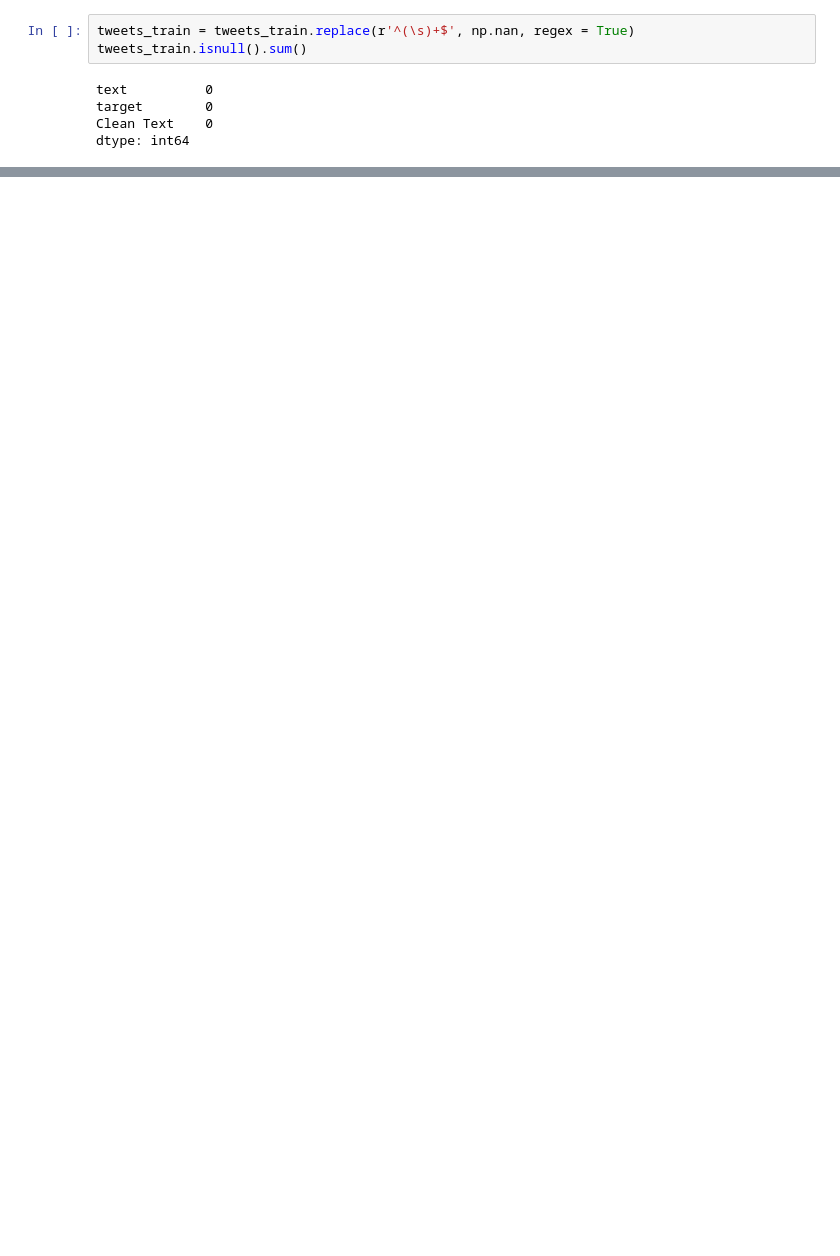
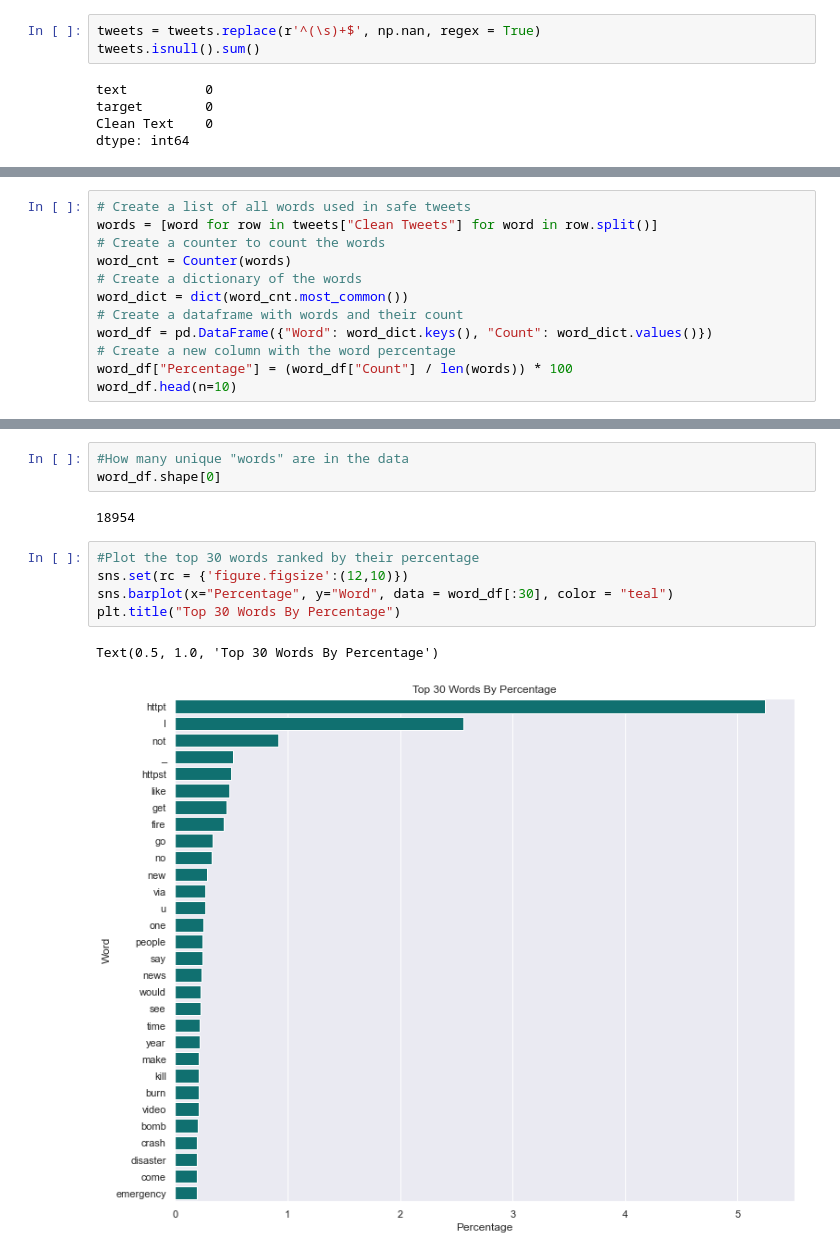
Before and after one commit to AustinYunker/Twitter-Prediction, a Jupyter notebook: Tweet Cleaner.ipynb, the cells around one changed output, grey strips where cells are left out. Drawn from its saved outputs; the diff is of its cells as text; blank space fills up the shorter version.

```diff
--- a/Tweet Cleaner.ipynb
+++ b/Tweet Cleaner.ipynb
@@ -426,8 +431,8 @@ tweets_train.head(n=10)
 # %% [markdown]
 Check if normalizing resulted in any rows having a missing value
 # %%
-tweets_train = tweets_train.replace(r'^(\s)+$', np.nan, regex = True)
-tweets_train.isnull().sum()
+tweets = tweets.replace(r'^(\s)+$', np.nan, regex = True)
+tweets.isnull().sum()
 # %% [output]
 text          0
 target        0
@@ -435,0 +445,12 @@ dtype: int64
+# %%
+# Create a list of all words used in safe tweets
+words = [word for row in tweets["Clean Tweets"] for word in row.split()]
+# Create a counter to count the words
+word_cnt = Counter(words)
+# Create a dictionary of the words
+word_dict = dict(word_cnt.most_common())
+# Create a dataframe with words and their count
+word_df = pd.DataFrame({"Word": word_dict.keys(), "Count": word_dict.values()})
+# Create a new column with the word percentage
+word_df["Percentage"] = (word_df["Count"] / len(words)) * 100
+word_df.head(n=10)
@@ -435,0 +469,13 @@ dtype: int64
+# %%
+#How many unique "words" are in the data
+word_df.shape[0]
+# %% [output]
+18954
+# %%
+#Plot the top 30 words ranked by their percentage
+sns.set(rc = {'figure.figsize':(12,10)})
+sns.barplot(x="Percentage", y="Word", data = word_df[:30], color = "teal")
+plt.title("Top 30 Words By Percentage")
+# %% [output]
+Text(0.5, 1.0, 'Top 30 Words By Percentage')
+[figure, added]
```
Also changed, not shown: parts of 18 cells of this notebook.
